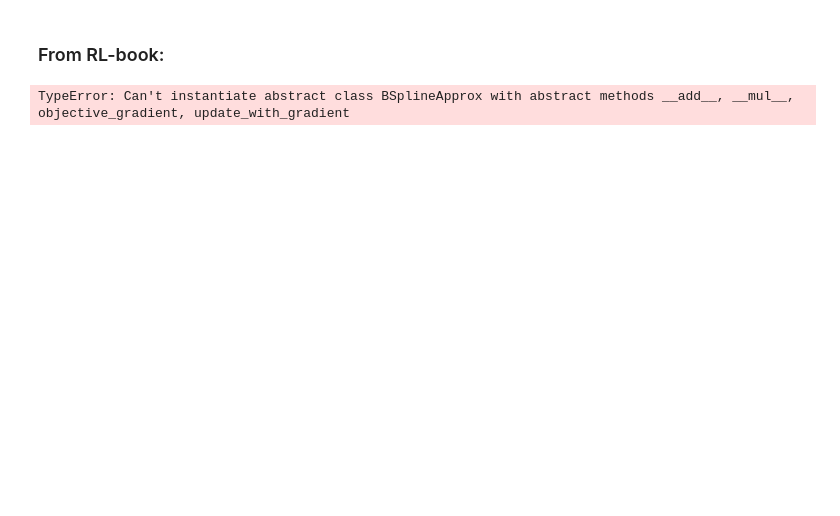
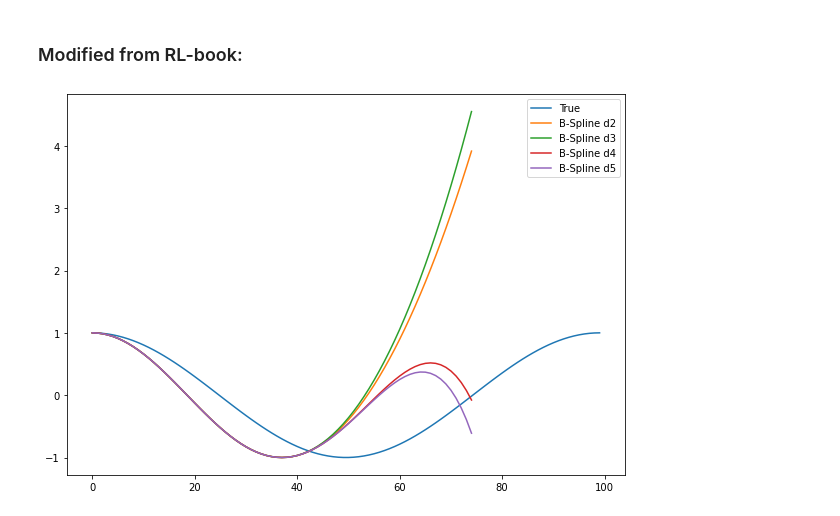
Before and after one commit to mattj949/RL-book, a Jupyter notebook: Assignment_5.ipynb, the cells around one changed output. Saved outputs shown, nothing was run; the diff lists cells and outputs as text; code cells hidden in the pictures; blank space fills up the shorter version.

```diff
--- a/Assignment_5.ipynb
+++ b/Assignment_5.ipynb
@@ -5,6 +8,6 @@ from matplotlib import pyplot as plt
 from rl.function_approx import *
 # %% [markdown]
-### From RL-book:
+### Modified from RL-book:
 # %%
 @dataclass(frozen=True)
 class BSplineApprox(FunctionApprox[X]):
@@ -77,21 +109,48 @@ class BSplineApprox(FunctionApprox[X]):
 # %%
 ### Generating sequence
 
-x_vals: np.ndarray = np.linspace(0,2*np.pi,50)
-y_vals: np.ndarray = np.asarray([np.cos(v) for v in x_vals])
+x_vals: np.ndarray = np.linspace(0,2*np.pi,100)
+y_vals: np.ndarray = np.asarray([np.cos(x) for x in x_vals])
 
 data: Iterable[Tuple[float,float]] = []
 for i in range(50):
     data.append((x_vals[i], y_vals[i]))
 
 
-Func_Approx = BSplineApprox(
+Func_Approx_2 = BSplineApprox(
+                lambda x: x,
+                2)
+
+Func_Approx_3 = BSplineApprox(
+                lambda x: x,
+                3)
+
+Func_Approx_4 = BSplineApprox(
+                lambda x: x,
+                4)
+
+Func_Approx_5 = BSplineApprox(
                 lambda x: x,
                 5)
 
-Func_Approx.solve(data)
+Func_Approx_2 = Func_Approx_2.solve(data)
+Func_Approx_3 = Func_Approx_3.solve(data)
+Func_Approx_4 = Func_Approx_4.solve(data)
+Func_Approx_5 = Func_Approx_5.solve(data)
 
-
-approx_y = Func_approx.evaluate(x_vals)
+approx_x_vals = np.linspace(0,2*np.pi,75)
+approx_y_2 = Func_Approx_2.evaluate(approx_x_vals)
+approx_y_3 = Func_Approx_3.evaluate(approx_x_vals)
+approx_y_4 = Func_Approx_4.evaluate(approx_x_vals)
+approx_y_5 = Func_Approx_5.evaluate(approx_x_vals)
-# %% [output]
-TypeError: Can't instantiate abstract class BSplineApprox with abstract methods __add__, __mul__, objective_gradient, update_with_gradient
+# %%
+plt.figure(figsize=(10,7))
+plt.plot(y_vals)
+plt.plot(approx_y_2)
+plt.plot(approx_y_3)
+plt.plot(approx_y_4)
+plt.plot(approx_y_5)
+plt.legend(["True", "B-Spline d2", "B-Spline d3", "B-Spline d4", "B-Spline d5"])
+plt.show()
+# %% [output]
+[figure, added]
```
Also changed, not shown: parts of 2 cells of this notebook.
